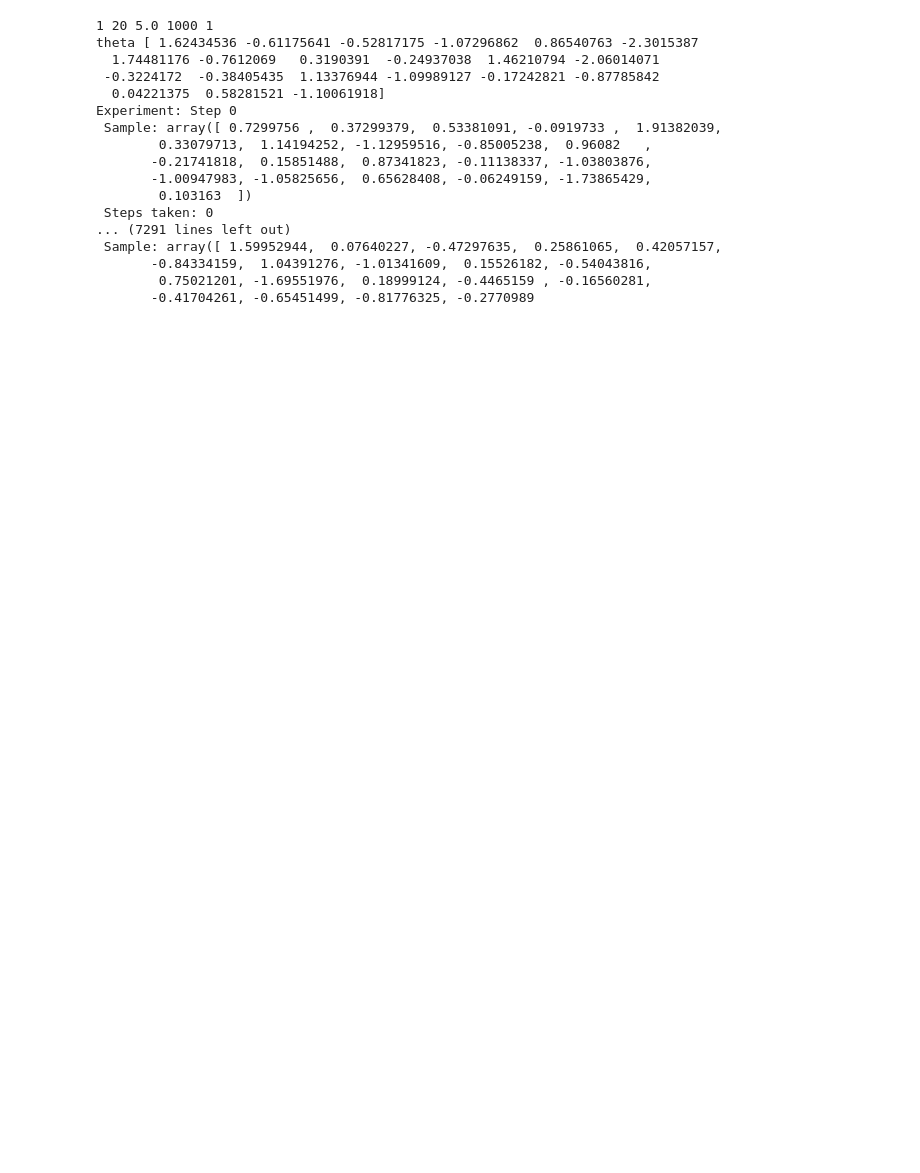
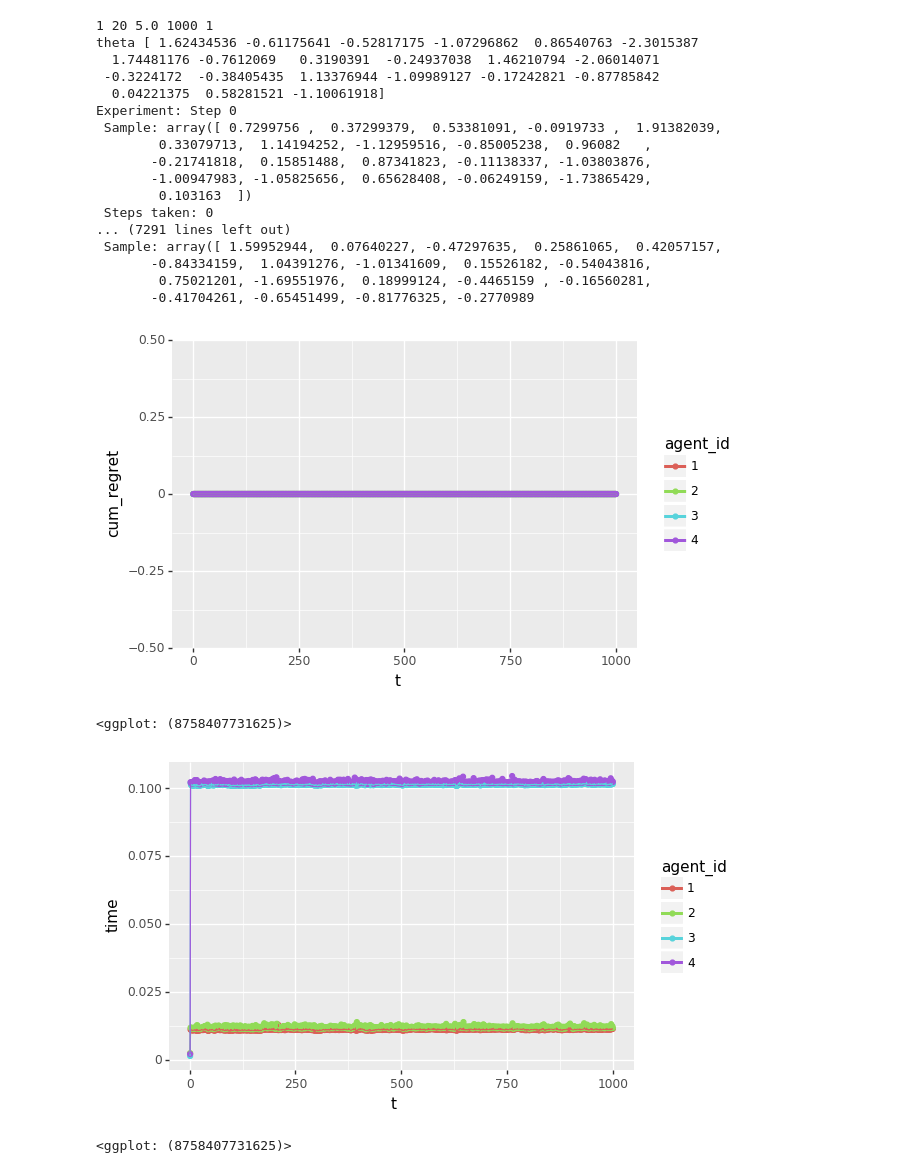
Before and after one commit to holdenlee/Online_Sampling, a Jupyter notebook: src/DiagnoseTime.ipynb, the cells around one changed output. Cells and saved outputs as stored; diff of their text form; code cells hidden in the pictures; blank space fills up the shorter version.

```diff
--- a/src/DiagnoseTime.ipynb
+++ b/src/DiagnoseTime.ipynb
@@ -67,3 +67,12 @@ Experiment: Step 0
        -0.84334159,  1.04391276, -1.01341609,  0.15526182, -0.54043816,
         0.75021201, -1.69551976,  0.18999124, -0.4465159 , -0.16560281,
        -0.41704261, -0.65451499, -0.81776325, -0.2770989
+# %%
+from graph_utils import *
+import plotnine as gg
+plot_results(results)
+# %% [output]
+[figure, added]
+<ggplot: (8758407731625)>
+[figure, added]
+<ggplot: (8758407731625)>
```
Also changed, not shown: 13 other files.
